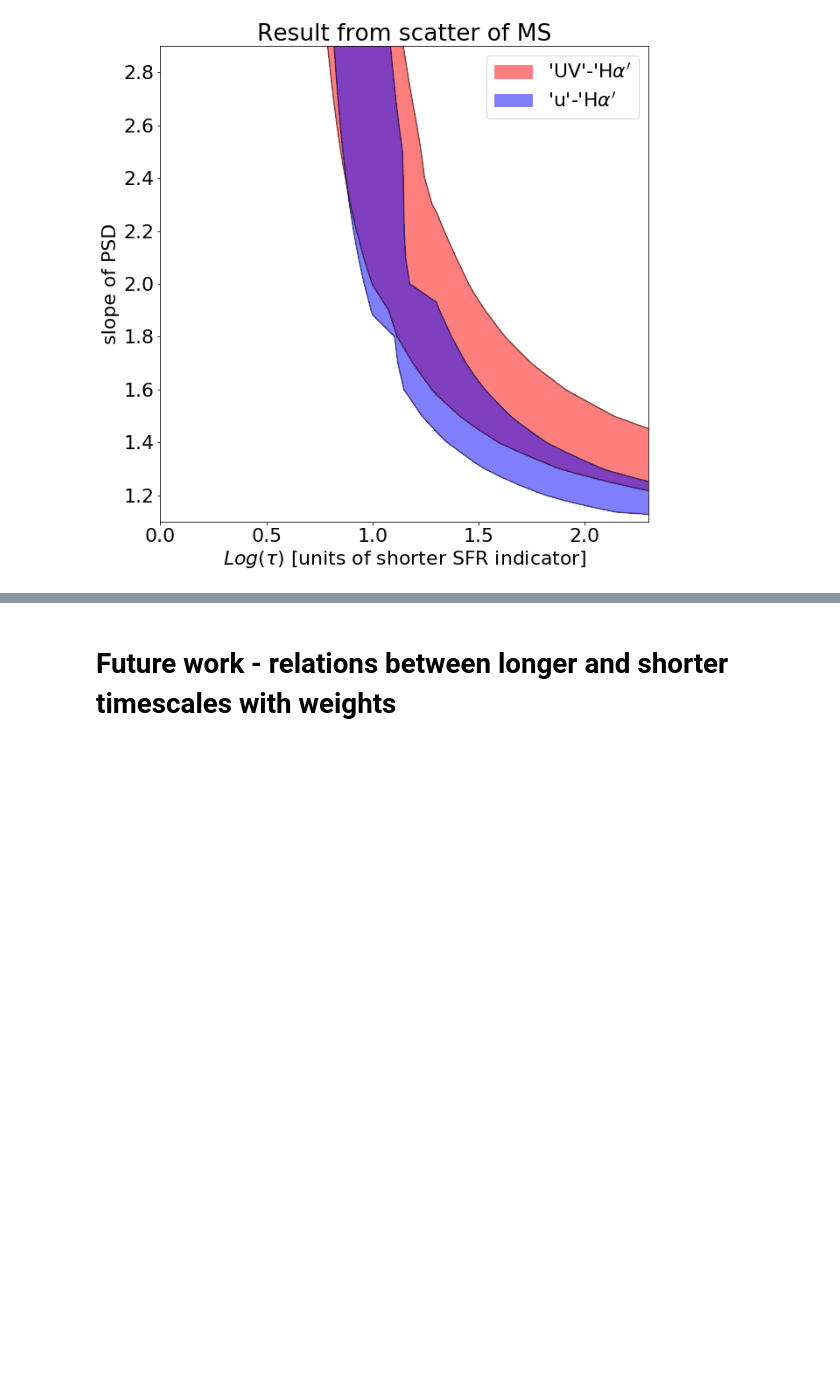
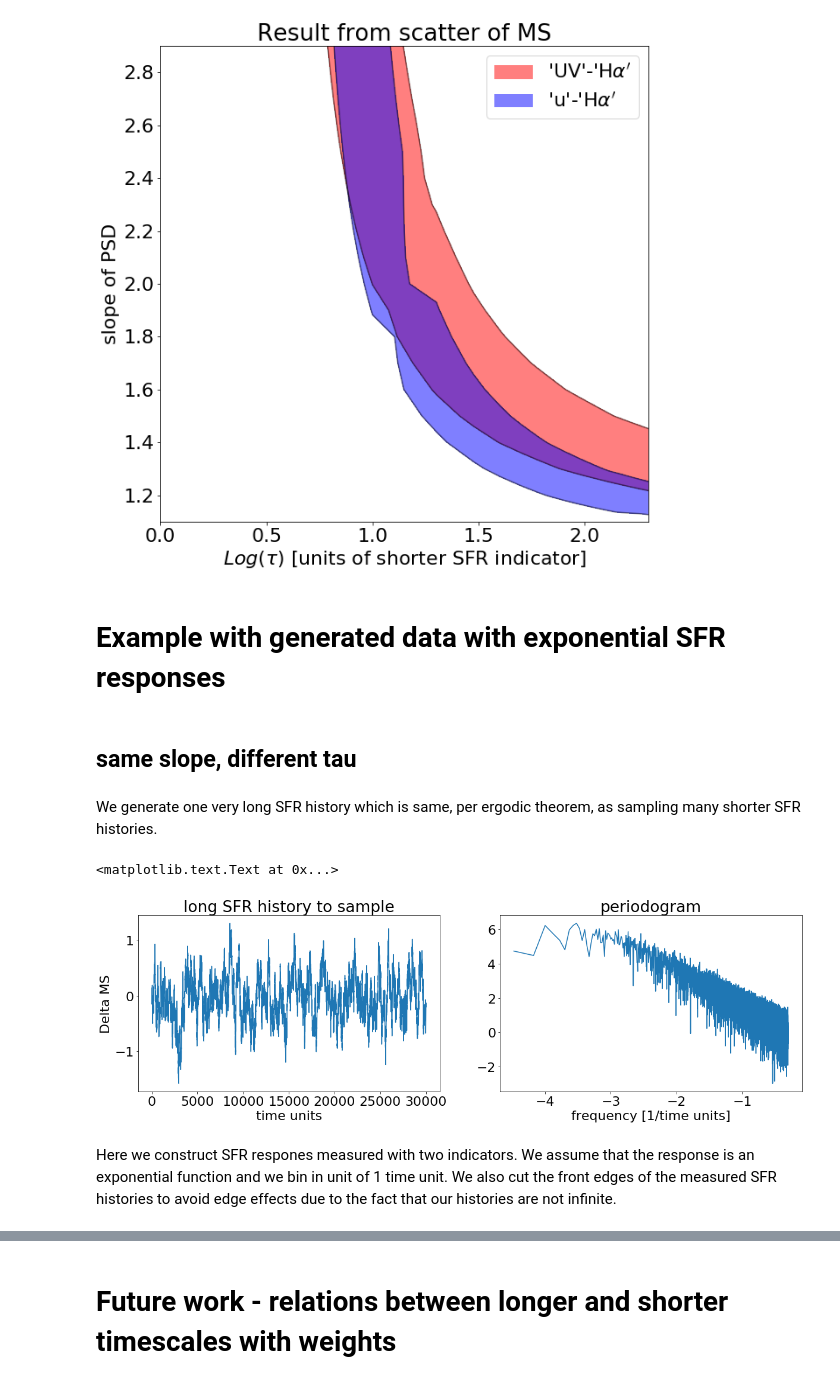
Before and after one commit to nevencaplar/Main-Sequence-Variability, a Jupyter notebook: Main_Sequence_Variability.ipynb, the cells around one changed output, grey strips where cells are left out. Saved outputs shown, nothing was run; the diff lists cells and outputs as text; code cells hidden in the pictures; blank space fills up the shorter version.

Commit message:
added example with exponential response to changes in SFR

```diff
--- a/Main_Sequence_Variability.ipynb
+++ b/Main_Sequence_Variability.ipynb
@@ -877,3 +875,5 @@ ax.set_ylabel('slope of PSD')
 # %% [output]
 <matplotlib.text.Text at 0x...>
 [figure]
+# %% [markdown]
+# Example with generated data with exponential SFR responses
@@ -879,0 +882,44 @@ ax.set_ylabel('slope of PSD')
+# %% [markdown]
+## same slope, different tau
+# %%
+# amplitude
+A=1
+#slope on the short time scales
+a_low=2.0
+#slope on the long time scales
+a_high=0
+# intercept/offset: adds constant to the final output
+c=10
+# %% [markdown]
+We generate one very long SFR history which is same, per ergodic theorem, as sampling many shorter SFR histories.
+# %%
+v_bend_Example1=1.0/( 20*2*np.pi)
+delc =Simulate_TK_Lightcurve(BendingPL, (A,v_bend_Example1,a_low,a_high,0),RedNoiseL=10,aliasTbin=1,tbin = 1,length=30000)
+#Set scatter of the Main Sequence at 0.4 dex in this example
+delc_flux_Example1=0.4*delc.flux
+
+v_bend_Example2=1.0/(100*2*np.pi)
+delc =Simulate_TK_Lightcurve(BendingPL, (A,v_bend_Example2,a_low,a_high,0),RedNoiseL=10,aliasTbin=1,tbin = 1,length=30000)
+delc_flux_Example2=0.4*delc.flux
+
+v_bend_Example3=1.0/( 200*2*np.pi)
+delc =Simulate_TK_Lightcurve(BendingPL, (A,v_bend_Example3,a_low,a_high,0),RedNoiseL=10,aliasTbin=1,tbin = 1,length=30000)
+delc_flux_Example3=0.4*delc.flux
+
+# Plot showing created movement around Main Sequence and the periodogram
+plt.figure(figsize=(20,12))
+plt.subplot(221)
+plt.plot(0.4*delc.flux)
+plt.title('long SFR history to sample')
+plt.xlabel('time units')
+plt.ylabel('Delta MS')
+
+plt.subplot(222)
+plt.plot(np.log10(delc.periodogram[0]),np.log10(delc.periodogram[1]))
+plt.title('periodogram')
+plt.xlabel('frequency [1/time units]')
+# %% [output]
+<matplotlib.text.Text at 0x...>
+[figure, added]
+# %% [markdown]
+Here we construct SFR respones measured with two indicators. We assume that the response is an exponential function and we bin in unit of 1 time unit. We also cut the front edges of the measured SFR histories to avoid edge effects due to the fact that our histories are not infinite.
```
Also changed, not shown: parts of 9 cells of this notebook.
